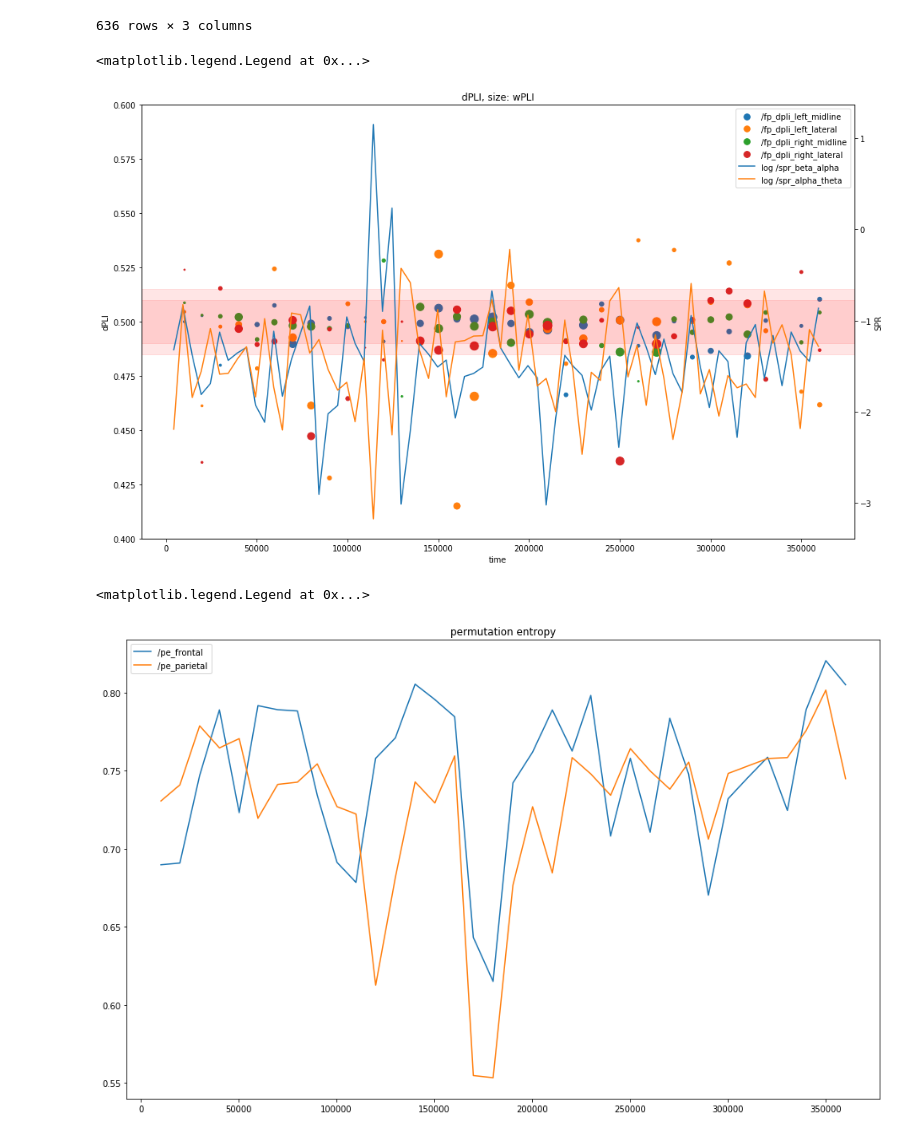
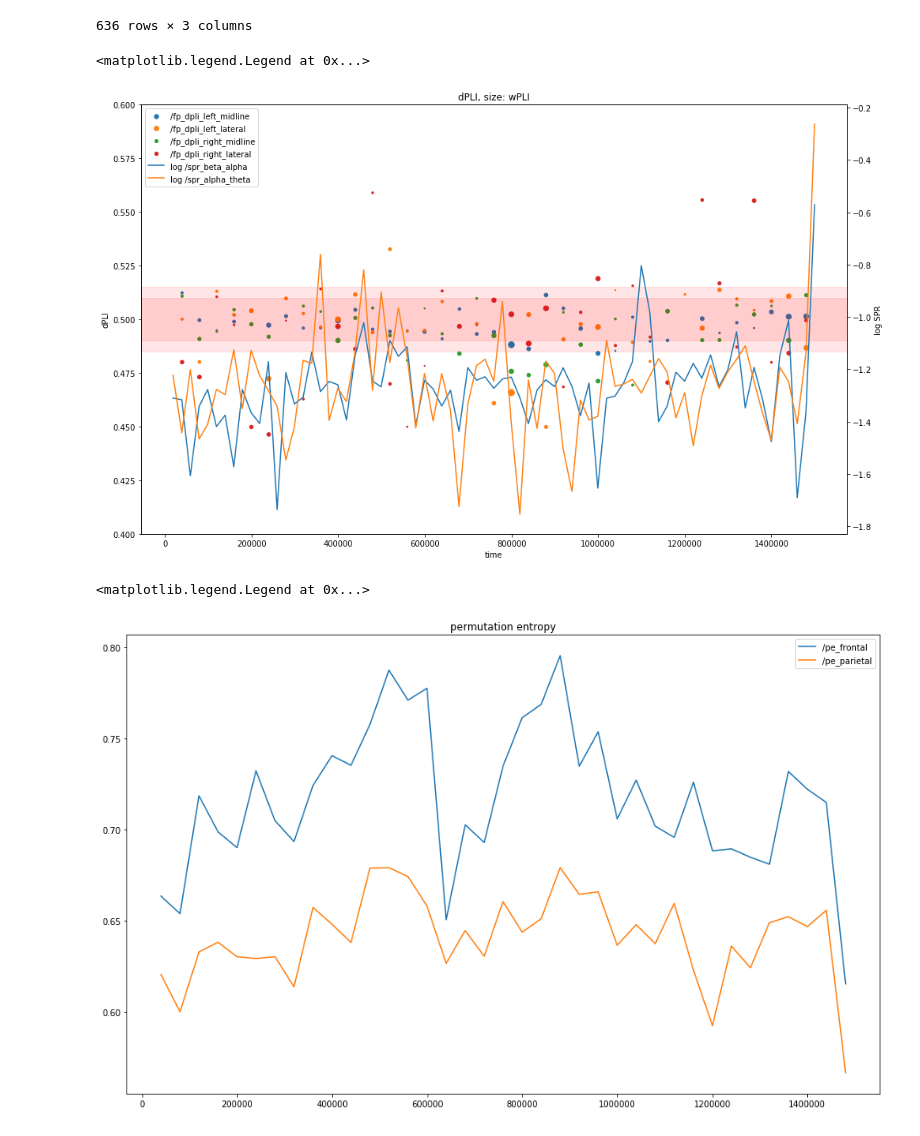
Before and after one commit to BIAPT/EEGsonic, a Jupyter notebook: resonance_gui/flask-app/static/playerEvents/dataanalysis.ipynb, the cells around one changed output. Cells and saved outputs as stored; diff of their text form; code cells hidden in the pictures.

```diff
--- a/resonance_gui/flask-app/static/playerEvents/dataanalysis.ipynb
+++ b/resonance_gui/flask-app/static/playerEvents/dataanalysis.ipynb
@@ -7,5 +7,7 @@ import time
 # %%
 filename = "DannieFourthClowning.txt"
+# %%
+filename = "WSAS07BASELINE.txt"
 # %%
 data = pd.read_json(filename)
 # %%
@@ -36,0 +27,4 @@ data
+# %%
+data['time'] = data['time']/4;
+# %%
+data['time'] = data['time'].astype('int')
@@ -145,34 +152,34 @@ data
 # %%
 fig, ax = plt.subplots(figsize=(16,10))
 ax.set(ylim=(0.4, 0.6))
 lm = plt.scatter(data.loc[data['address'] == channels[0]]['time'], data.loc[data['address'] == channels[0]]['value'],
             s=data.loc[data['address'] == channels[4]]['value']*200)
 ll = plt.scatter(data.loc[data['address'] == channels[1]]['time'], data.loc[data['address'] == channels[1]]['value'],
             s=data.loc[data['address'] == channels[5]]['value']*200)
 rm = plt.scatter(data.loc[data['address'] == channels[2]]['time'], data.loc[data['address'] == channels[2]]['value'],
             s=data.loc[data['address'] == channels[6]]['value']*200)
 rl = plt.scatter(data.loc[data['address'] == channels[3]]['time'], data.loc[data['address'] == channels[3]]['value'],
             s=data.loc[data['address'] == channels[7]]['value']*200)
 plt.ymin = 0.4
 plt.ymax = 0.6
 ax.set_ylabel('dPLI')
 ax.set_xlabel('time')
 
 plt.axhspan(0.485, 0.515, color='red', alpha=0.1)
 plt.axhspan(0.49, 0.51, color='red', alpha=0.1)
 plt.title('dPLI, size: wPLI')
 
 ax2 = ax.twinx()
 ba = plt.plot(data.loc[data['address'] == channels[13]]['time'], np.log(data.loc[data['address'] == channels[13]]['value']))
 at = plt.plot(data.loc[data['address'] == channels[14]]['time'], np.log(data.loc[data['address'] == channels[14]]['value']))
-ax2.set_ylabel('SPR')
+ax2.set_ylabel('log SPR')
 handles, labels = ax2.get_legend_handles_labels()
 
 plt.legend((lm, ll, rm, rl, handles[0], handles[1]), (channels[0], channels[1], channels[2], channels[3], 'log ' + channels[13], 'log '
                                                        + channels[14]))
 # %% [output]
 <matplotlib.legend.Legend at 0x...>
-[figure, old version]
+[figure, new version]
 # %%
 fig, ax = plt.subplots(figsize=(16,10))
 pef = plt.plot(data.loc[data['address'] == channels[9]]['time'], data.loc[data['address'] == channels[9]]['value'], label=channels[9])
@@ -181,7 +188,7 @@ plt.title('permutation entropy')
 ax.legend()
 # %% [output]
 <matplotlib.legend.Legend at 0x...>
-[figure, old version]
+[figure, new version]
 # %%
 fig, ax = plt.subplots(figsize=(16,10))
 hl = plt.plot(data.loc[data['address'] == channels[8]]['time'], data.loc[data['address'] == channels[8]]['value'], label=channels[8])
```
Also changed, not shown: parts of 13 cells of this notebook, 14 other files.
